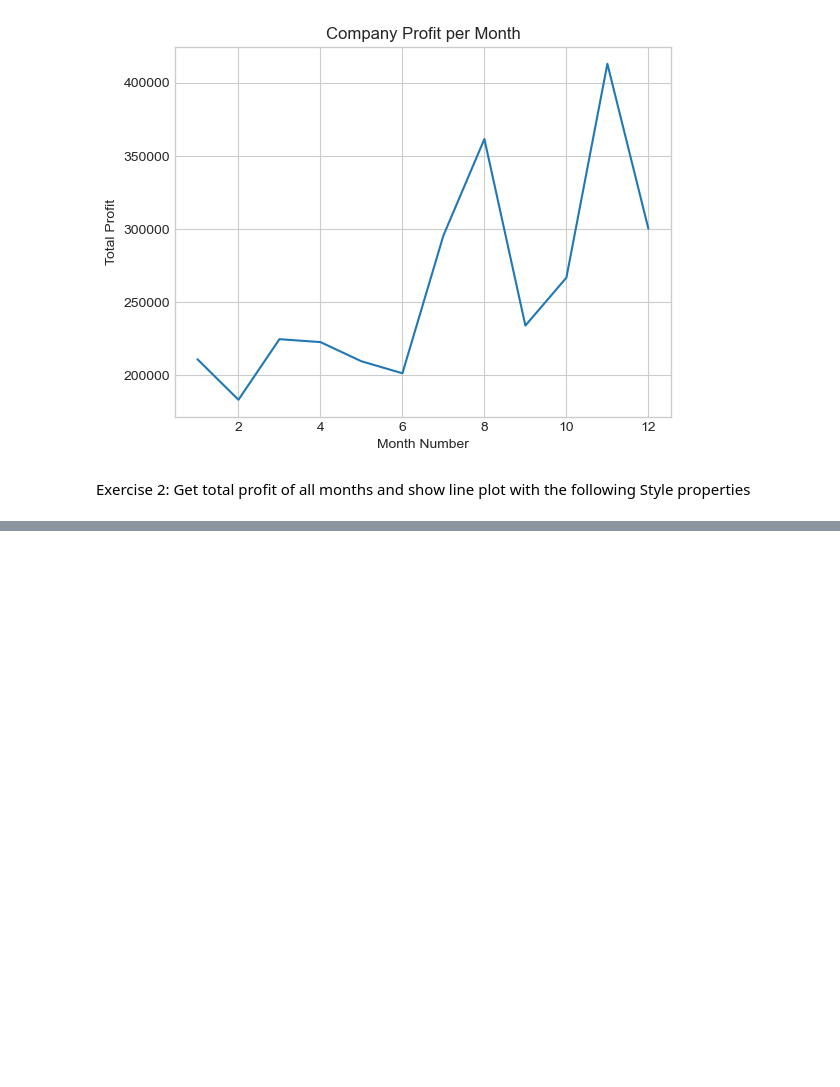
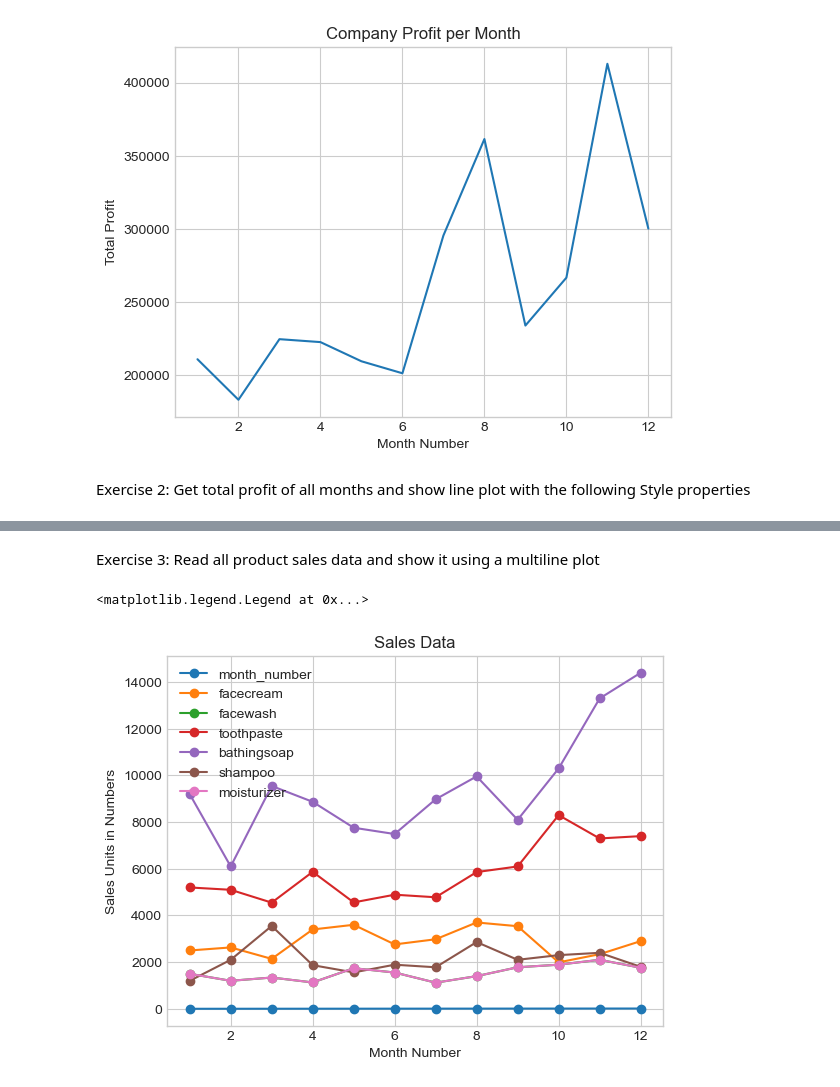
Before and after one commit to availe/CSC-245, a Jupyter notebook: lab6.ipynb, the cells around one changed output, grey strips where cells are left out. Cells and saved outputs as stored; diff of their text form; code cells hidden in the pictures; blank space fills up the shorter version.

```diff
--- a/lab6.ipynb
+++ b/lab6.ipynb
@@ -28,0 +27,13 @@ plt.show()
+# %% [markdown]
+Exercise 3: Read all product sales data and show it using a multiline plot
+# %%
+products = data.columns[:7]
+for product in products:
+    plt.plot(data['month_number'],data[product], marker='o', label=product)
+plt.xlabel('Month Number')
+plt.ylabel('Sales Units in Numbers')
+plt.title('Sales Data')
+plt.legend(loc='upper left')
+# %% [output]
+<matplotlib.legend.Legend at 0x...>
+[figure, added]
```
Also changed, not shown: parts of 2 cells of this notebook.
